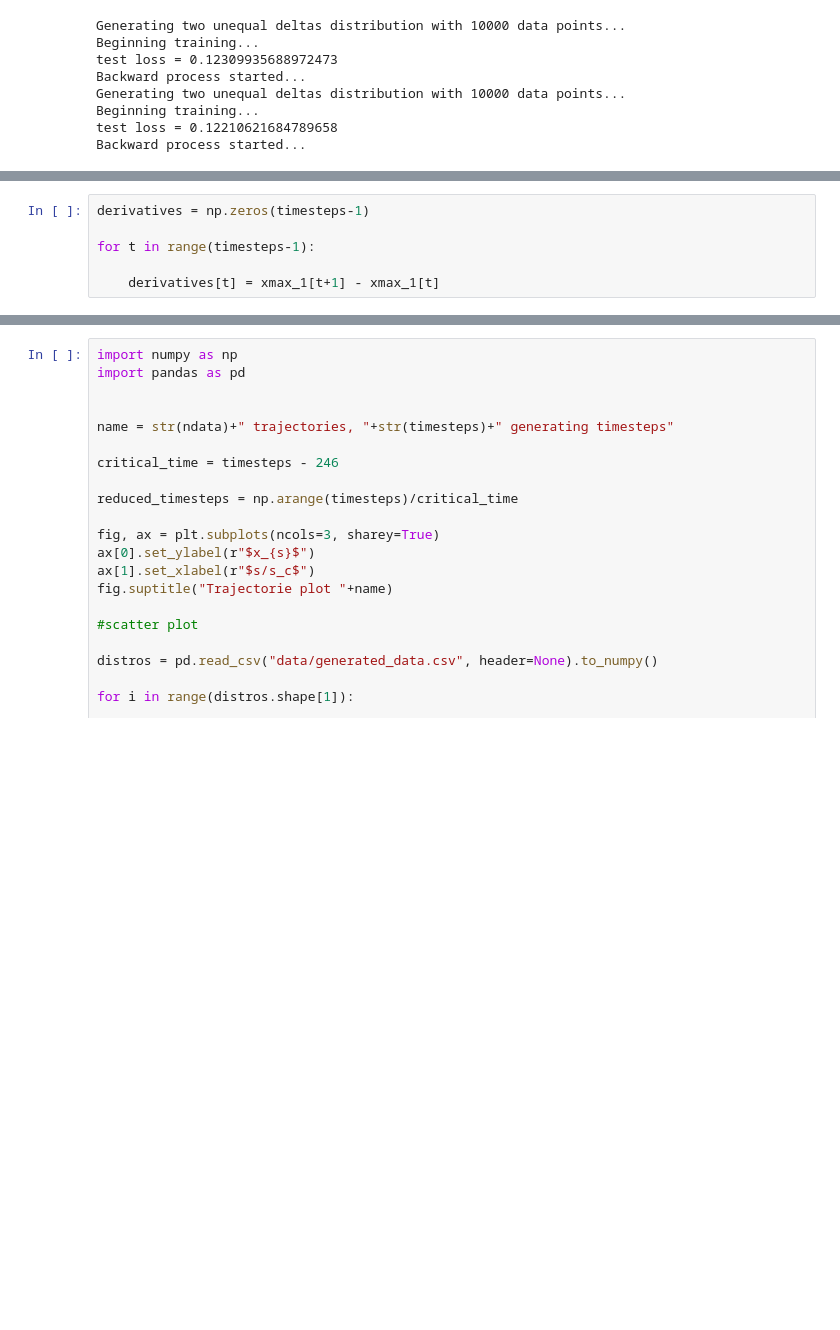
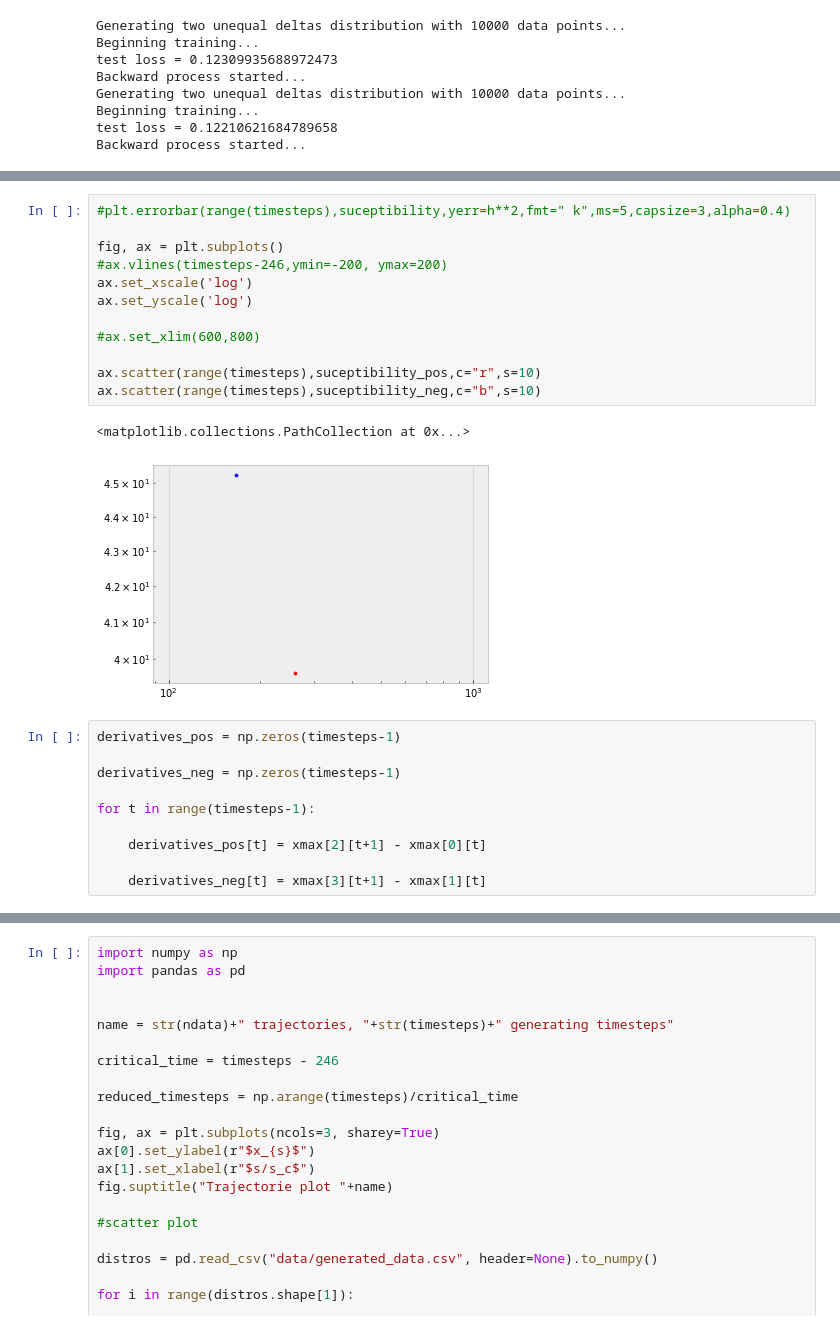
Before and after one commit to W-physics/Tesis, a Jupyter notebook: Critical_time.ipynb, the cells around one changed output, grey strips where cells are left out. Drawn from its saved outputs; the diff is of its cells as text; blank space fills up the shorter version.

```diff
--- a/Critical_time.ipynb
+++ b/Critical_time.ipynb
@@ -88,7 +113,26 @@ plt.scatter(range(timesteps),suceptibility,c="k",s=10)
+# %%
+#plt.errorbar(range(timesteps),suceptibility,yerr=h**2,fmt=" k",ms=5,capsize=3,alpha=0.4)
+
+fig, ax = plt.subplots()
+#ax.vlines(timesteps-246,ymin=-200, ymax=200)
+ax.set_xscale('log')
+ax.set_yscale('log')
+
+#ax.set_xlim(600,800)
+
+ax.scatter(range(timesteps),suceptibility_pos,c="r",s=10)
+ax.scatter(range(timesteps),suceptibility_neg,c="b",s=10)
+# %% [output]
+<matplotlib.collections.PathCollection at 0x...>
+[figure, added]
 # %%
-derivatives = np.zeros(timesteps-1)
+derivatives_pos = np.zeros(timesteps-1)
+
+derivatives_neg = np.zeros(timesteps-1)
 
 for t in range(timesteps-1):
 
-    derivatives[t] = xmax_1[t+1] - xmax_1[t]
+    derivatives_pos[t] = xmax[2][t+1] - xmax[0][t]
+
+    derivatives_neg[t] = xmax[3][t+1] - xmax[1][t]
 # %%
```
Also changed, not shown: parts of 7 cells of this notebook.
